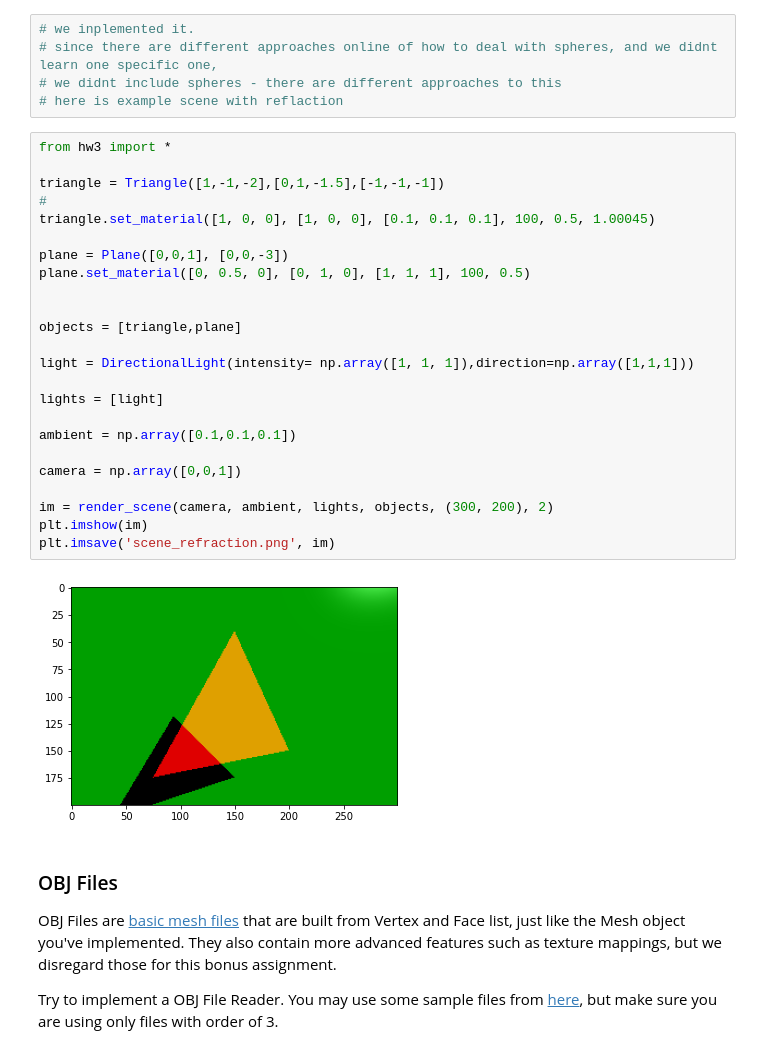
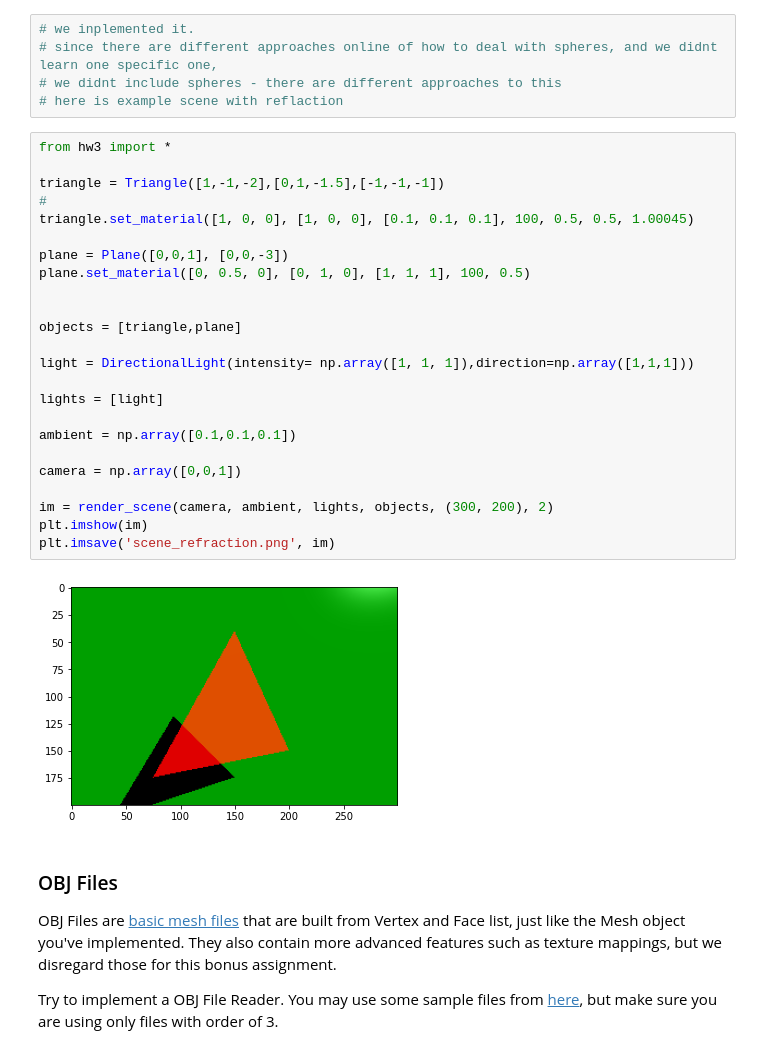
Before and after one commit to efraim224/Ray-Tracing, a Jupyter notebook: Exercise_3_Ray_Tracing.ipynb, the cells around one changed output. Drawn from its saved outputs; the diff is of its cells as text.

```diff
--- a/Exercise_3_Ray_Tracing.ipynb
+++ b/Exercise_3_Ray_Tracing.ipynb
@@ -255,29 +255,29 @@ Refractive index table: http://en.wikipedia.org/wiki/List_of_refractive_indices
 # %%
 from hw3 import *
 
 triangle = Triangle([1,-1,-2],[0,1,-1.5],[-1,-1,-1])
 #
-triangle.set_material([1, 0, 0], [1, 0, 0], [0.1, 0.1, 0.1], 100, 0.5, 1.00045)
+triangle.set_material([1, 0, 0], [1, 0, 0], [0.1, 0.1, 0.1], 100, 0.5, 0.5, 1.00045)
 
 plane = Plane([0,0,1], [0,0,-3])
 plane.set_material([0, 0.5, 0], [0, 1, 0], [1, 1, 1], 100, 0.5)
 
 
 objects = [triangle,plane]
 
 light = DirectionalLight(intensity= np.array([1, 1, 1]),direction=np.array([1,1,1]))
 
 lights = [light]
 
 ambient = np.array([0.1,0.1,0.1])
 
 camera = np.array([0,0,1])
 
 im = render_scene(camera, ambient, lights, objects, (300, 200), 2)
 plt.imshow(im)
 plt.imsave('scene_refraction.png', im)
 # %% [output]
-[figure, old version]
+[figure, new version]
 # %% [markdown]
 ### OBJ Files
 
```
Also changed, not shown: parts of 2 cells of this notebook, 2 other files.
